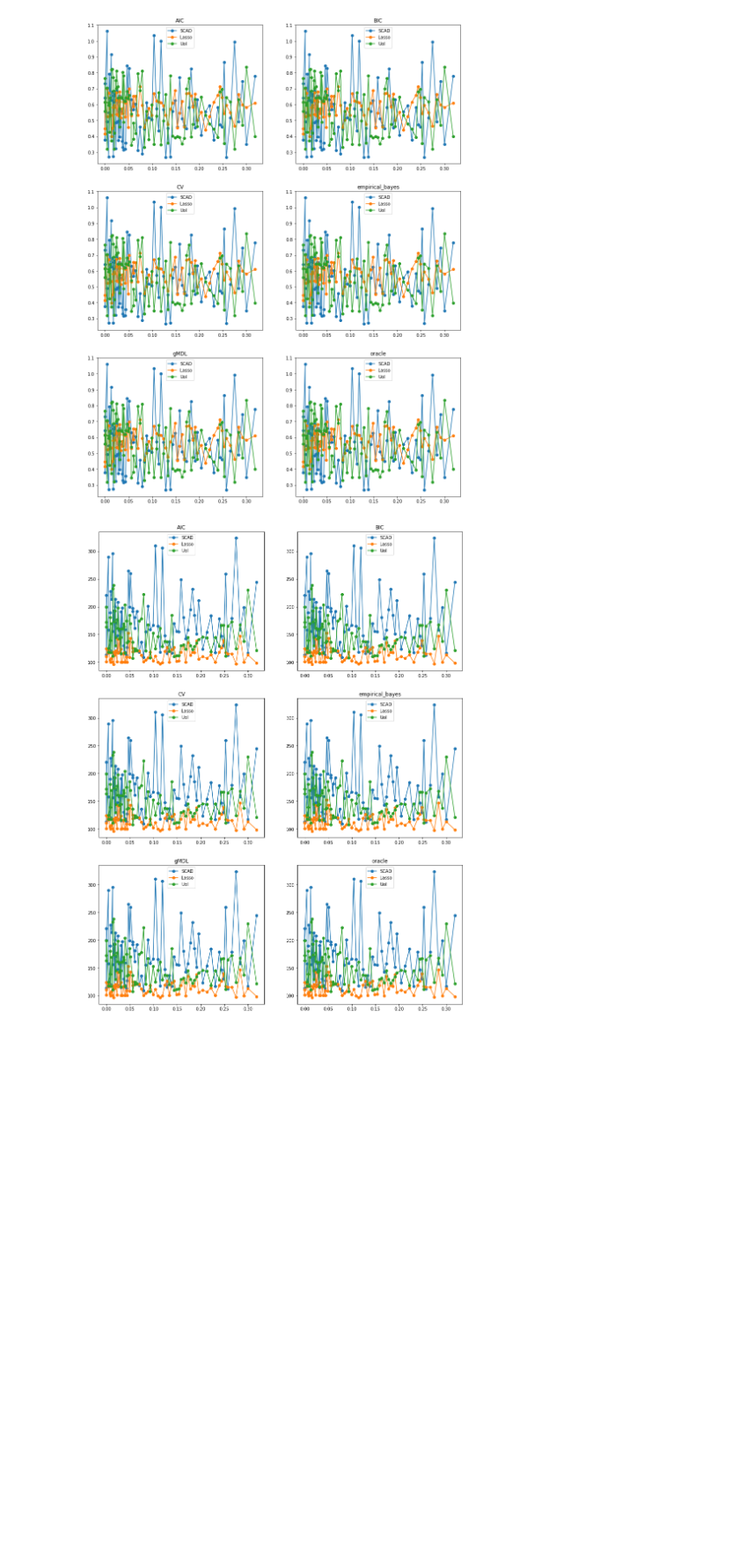
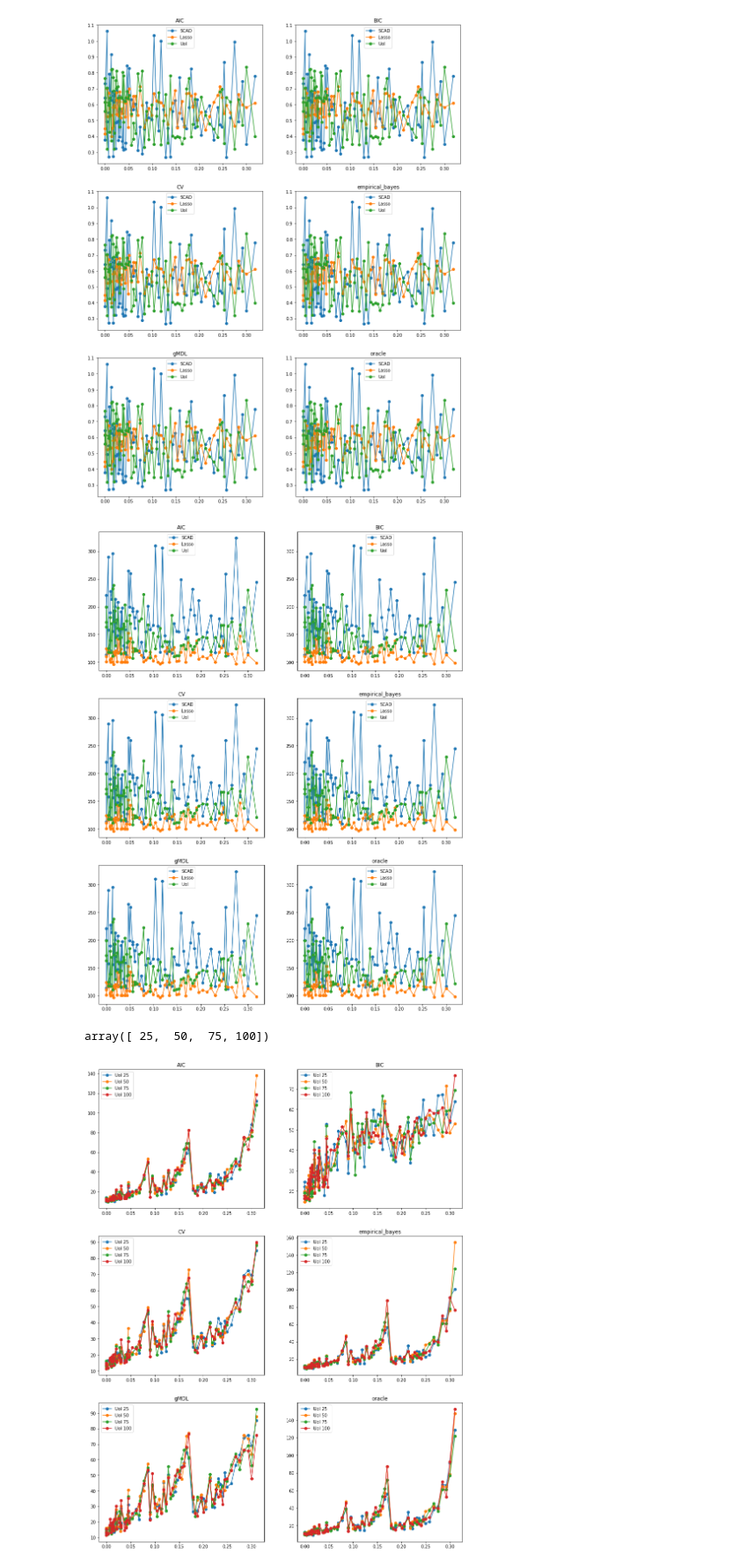
Before and after one commit to akumar01/uoicorr_analysis, a Jupyter notebook: notebooks/sfn/BiasVarianceDebug.ipynb, the cells around one changed output. Shown at 88% size. Saved outputs shown, nothing was run; the diff lists cells and outputs as text; code cells hidden in the pictures; blank space fills up the shorter version.

Commit message:
transferring bias variance debug notebook

```diff
--- a/notebooks/sfn/BiasVarianceDebug.ipynb
+++ b/notebooks/sfn/BiasVarianceDebug.ipynb
@@ -399,5 +398,72 @@ for i, sm in enumerate(np.unique(scad2['selection_method'].values)):
 [figure]
 # %%
 # Evaluate how increasing the number of estimation bootstraps addresses variance
-
-+
+root_path = '/mnt/sdb1/smallbiastest'
+# %%
+# Load up the test fits
+scad3 = pd.read_pickle('%s/scad_pp.dat' % root_path)
+lasso3 = pd.read_pickle('%s/lasso_pp.dat' % root_path)
+uoi3 = pd.read_pickle('%s/uoi_pp.dat' % root_path)
+
+scadb3 = h5py.File('%s/scad_pp_beta.h5' % root_path, 'r')
+lassob3 = h5py.File('%s/lasso_pp_beta.h5' % root_path, 'r')
+uoib3 = h5py.File('%s/uoi_pp_beta.h5' % root_path, 'r')
+# %%
+nbe = np.unique(uoi3['n_boots_est'].values)
+# %%
+sparsity = np.unique(scad3['sparsity'].values)
+# %%
+nbe
+# %% [output]
+array([ 25,  50,  75, 100])
+# %%
+# Raw variance
+# Next, instead plot the normalized bias per element in the common support:
+
+# Same plot, but average over reps
+
+# Bias
+fig, ax = plt.subplots(3, 2, figsize = (15, 20))
+
+dframes = [scad3, lasso3, uoi3]
+coeffs = [scadb3, lassob3, uoib3]
+dframe_names = ['SCAD', 'Lasso', 'UoI']
+
+for i, sm in enumerate(np.unique(scad3['selection_method'].values)):
+
+    a = ax[np.unravel_index(i, (3, 2))]
+
+    for i2, df in enumerate(dframes):
+        if i2 < 2:
+            df_ = apply_df_filters(df, selection_method=sm, sparsity=sparsity[-1])
+            ucp, cidxs = unique_cov_params(df_)
+            row_idxs = map_idxs(df_, cidxs)
+            avg_cov = np.array([calc_avg_cov(100, **cp) for cp in ucp])
+            cov_order = np.argsort(avg_cov)
+            try:
+                values = raw_variance(coeffs[i2], row_idxs)
+            except:
+                pdb.set_trace()
+            a.plot(avg_cov[cov_order], values[cov_order], '-o', label=dframe_names[i2])
+            pass
+        else:
+
+            # Iterate over the number ob estimation bootstraps
+            for i3, nbe_ in enumerate(nbe):
+                df_ = apply_df_filters(df, selection_method=sm, sparsity=sparsity[-1],
+                                       n_boots_est=nbe_)
+                ucp, cidxs = unique_cov_params(df_)
+                row_idxs = map_idxs(df_, cidxs)
+                avg_cov = np.array([calc_avg_cov(100, **cp) for cp in ucp])
+                cov_order = np.argsort(avg_cov)
+                try:
+                    values = raw_variance(coeffs[i2], row_idxs)
+                except:
+                    pdb.set_trace()
+                a.plot(avg_cov[cov_order], values[cov_order], '-o', label='UoI %d' % nbe_)
+
+
+    a.set_title(sm)
+    a.legend()
+# %% [output]
+[figure, added]
```
Also changed, not shown: parts of 3 cells of this notebook.
